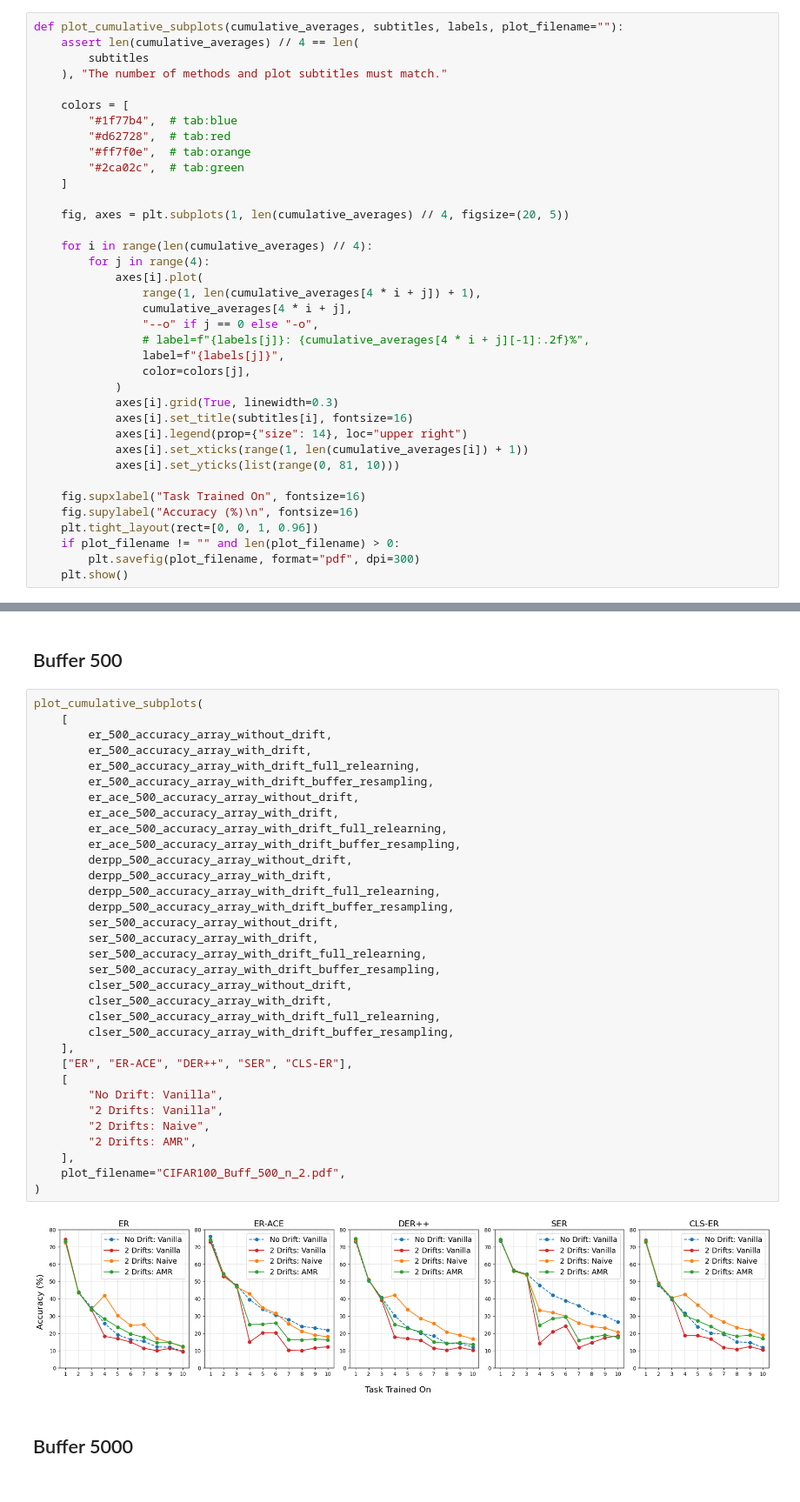
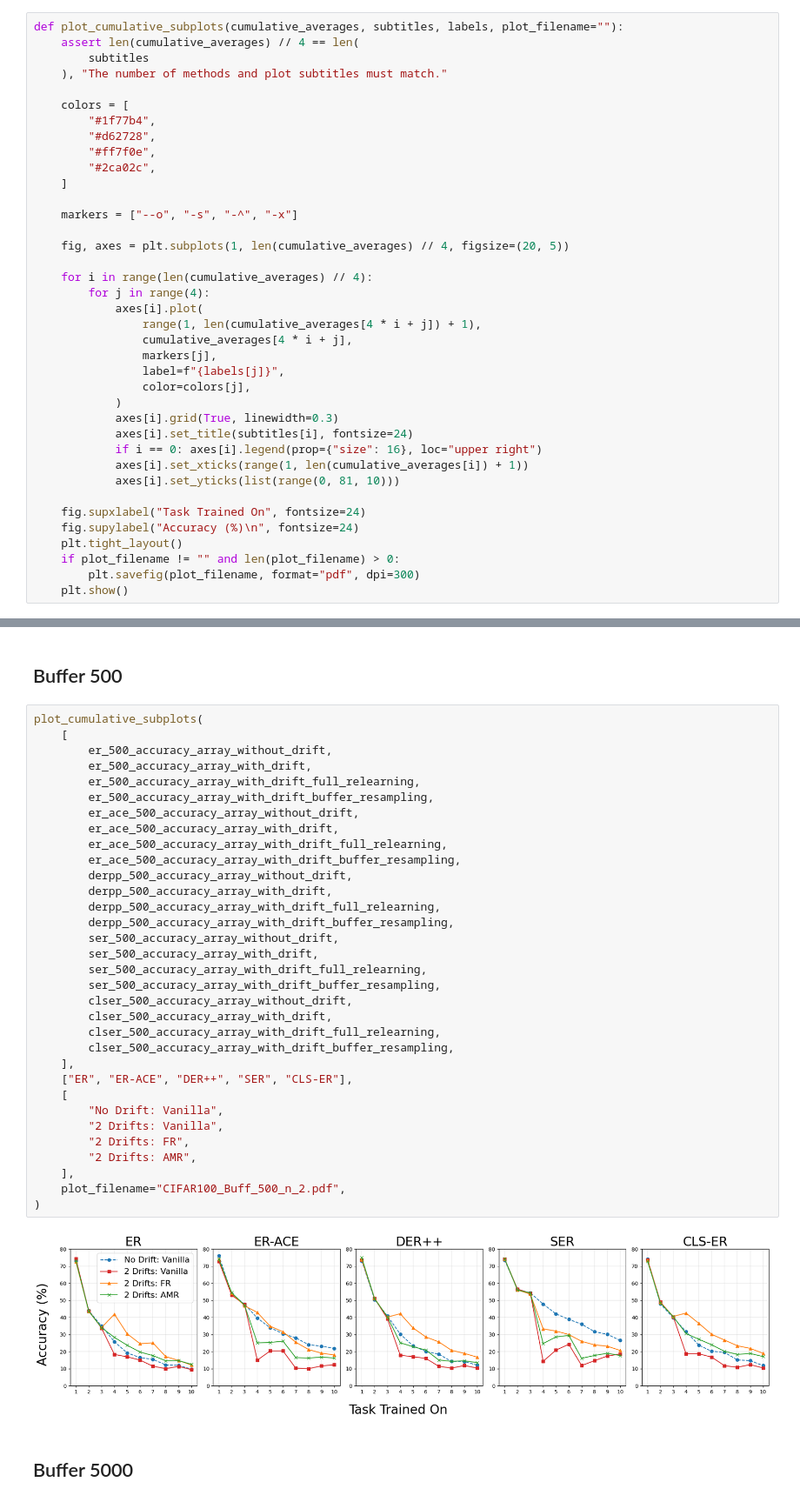
Before and after one commit to AlifAshrafee/Concept-Drift-Results, a Jupyter notebook: S-CIFAR-100-n-2-result-visualization.ipynb, the cells around one changed output, grey strips where cells are left out. Shown at 87% size. Drawn from its saved outputs; the diff is of its cells as text.

Commit message:
All diagrams recreated after incorporating co-author feedbacks

```diff
--- a/S-CIFAR-100-n-2-result-visualization.ipynb
+++ b/S-CIFAR-100-n-2-result-visualization.ipynb
@@ -132,11 +132,13 @@ def plot_cumulative_subplots(cumulative_averages, subtitles, labels, plot_filena
     ), "The number of methods and plot subtitles must match."
 
     colors = [
-        "#1f77b4",  # tab:blue
-        "#d62728",  # tab:red
-        "#ff7f0e",  # tab:orange
-        "#2ca02c",  # tab:green
+        "#1f77b4",
+        "#d62728",
+        "#ff7f0e",
+        "#2ca02c",
     ]
+
+    markers = ["--o", "-s", "-^", "-x"]
 
     fig, axes = plt.subplots(1, len(cumulative_averages) // 4, figsize=(20, 5))
 
@@ -145,20 +147,19 @@ def plot_cumulative_subplots(cumulative_averages, subtitles, labels, plot_filena
             axes[i].plot(
                 range(1, len(cumulative_averages[4 * i + j]) + 1),
                 cumulative_averages[4 * i + j],
-                "--o" if j == 0 else "-o",
-                # label=f"{labels[j]}: {cumulative_averages[4 * i + j][-1]:.2f}%",
+                markers[j],
                 label=f"{labels[j]}",
                 color=colors[j],
             )
             axes[i].grid(True, linewidth=0.3)
-            axes[i].set_title(subtitles[i], fontsize=16)
-            axes[i].legend(prop={"size": 14}, loc="upper right")
+            axes[i].set_title(subtitles[i], fontsize=24)
+            if i == 0: axes[i].legend(prop={"size": 16}, loc="upper right")
             axes[i].set_xticks(range(1, len(cumulative_averages[i]) + 1))
             axes[i].set_yticks(list(range(0, 81, 10)))
 
-    fig.supxlabel("Task Trained On", fontsize=16)
-    fig.supylabel("Accuracy (%)\n", fontsize=16)
-    plt.tight_layout(rect=[0, 0, 1, 0.96])
+    fig.supxlabel("Task Trained On", fontsize=24)
+    fig.supylabel("Accuracy (%)\n", fontsize=24)
+    plt.tight_layout()
     if plot_filename != "" and len(plot_filename) > 0:
         plt.savefig(plot_filename, format="pdf", dpi=300)
     plt.show()
@@ -1260,35 +1261,35 @@ plot_cumulative_subplots(
         er_500_accuracy_array_without_drift,
         er_500_accuracy_array_with_drift,
         er_500_accuracy_array_with_drift_full_relearning,
         er_500_accuracy_array_with_drift_buffer_resampling,
         er_ace_500_accuracy_array_without_drift,
         er_ace_500_accuracy_array_with_drift,
         er_ace_500_accuracy_array_with_drift_full_relearning,
         er_ace_500_accuracy_array_with_drift_buffer_resampling,
         derpp_500_accuracy_array_without_drift,
         derpp_500_accuracy_array_with_drift,
         derpp_500_accuracy_array_with_drift_full_relearning,
         derpp_500_accuracy_array_with_drift_buffer_resampling,
         ser_500_accuracy_array_without_drift,
         ser_500_accuracy_array_with_drift,
         ser_500_accuracy_array_with_drift_full_relearning,
         ser_500_accuracy_array_with_drift_buffer_resampling,
         clser_500_accuracy_array_without_drift,
         clser_500_accuracy_array_with_drift,
         clser_500_accuracy_array_with_drift_full_relearning,
         clser_500_accuracy_array_with_drift_buffer_resampling,
     ],
     ["ER", "ER-ACE", "DER++", "SER", "CLS-ER"],
     [
         "No Drift: Vanilla",
         "2 Drifts: Vanilla",
-        "2 Drifts: Naive",
+        "2 Drifts: FR",
         "2 Drifts: AMR",
     ],
     plot_filename="CIFAR100_Buff_500_n_2.pdf",
 )
 # %% [output]
-[figure, old version]
+[figure, new version]
 # %% [markdown]
 ## Buffer 5000
 # %%
```
Also changed, not shown: parts of 1 cell of this notebook, 31 other files.
